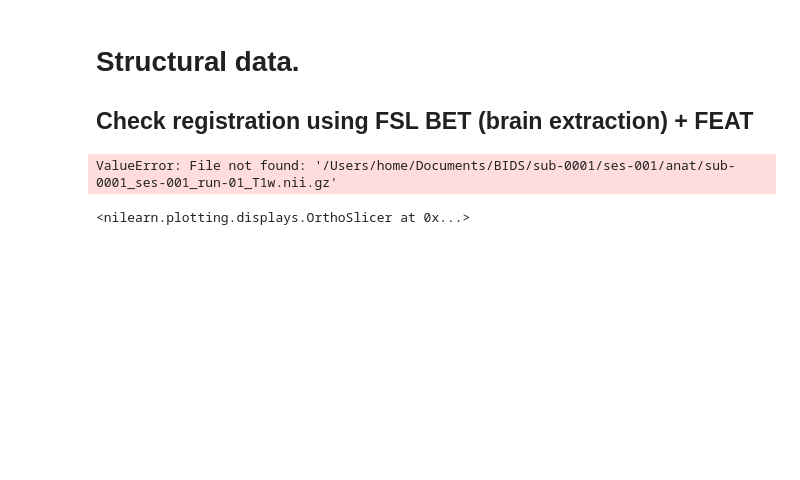
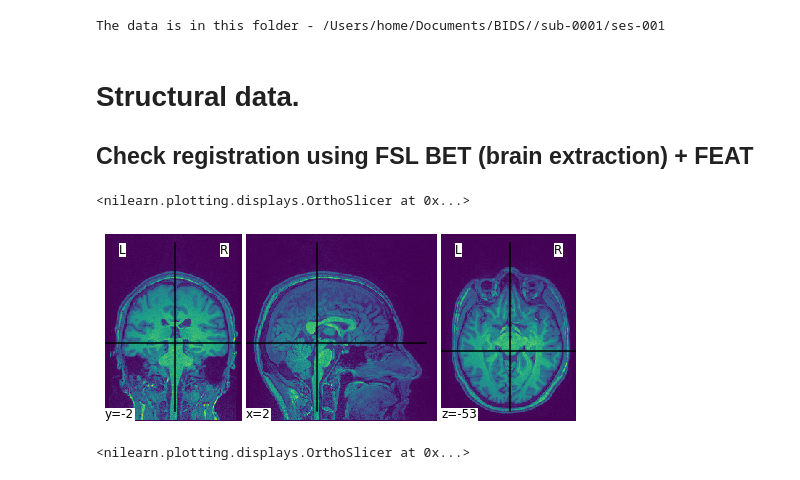
Before and after one commit to brunodireito/MVPA-speech_project, a Jupyter notebook: MVPA-project-admin/project_main.ipynb, the cells around one changed output. Saved outputs shown, nothing was run; the diff lists cells and outputs as text; code cells hidden in the pictures; blank space fills up the shorter version.

```diff
--- a/MVPA-project-admin/project_main.ipynb
+++ b/MVPA-project-admin/project_main.ipynb
@@ -20,12 +20,28 @@ os.getcwd()
+# %%
+# Set variables
+root_data='/Users/home/Documents/BIDS/'
+sub='sub-0001'
+ses='ses-001'
+file_sep="/"
+
+# data folder
+data_path=root_data+file_sep+sub+file_sep+ses
+print('The data is in this folder - '+data_path)
+
+# project folder
+root_project="/Users/home/Documents/GitHub/MVPA-speech_project"
+# %% [output]
+The data is in this folder - /Users/home/Documents/BIDS//sub-0001/ses-001
 # %% [markdown]
 # Structural data.
 
 ## Check registration using FSL BET (brain extraction) + FEAT
 # %%
-t1w_file_path='/Users/home/Documents/BIDS/sub-0001/ses-001/anat/sub-0001_ses-001_run-01_T1w.nii.gz'
+t1w_file_path=data_path+'/anat/sub-0001_ses-001_run-01_T1w.nii.gz'
 plotting.plot_img(t1w_file_path)
 # %% [output]
-ValueError: File not found: '/Users/home/Documents/BIDS/sub-0001/ses-001/anat/sub-0001_ses-001_run-01_T1w.nii.gz'
+<nilearn.plotting.displays.OrthoSlicer at 0x...>
+[figure, added]
 # %%
 t1w_brain_file_path='/Users/home/Documents/BIDS/sub-0001/ses-001/anat/sub-0001_ses-001_run-01_T1w_brain.nii.gz'
 
```
Also changed, not shown: parts of 20 cells of this notebook, 3 other files.
